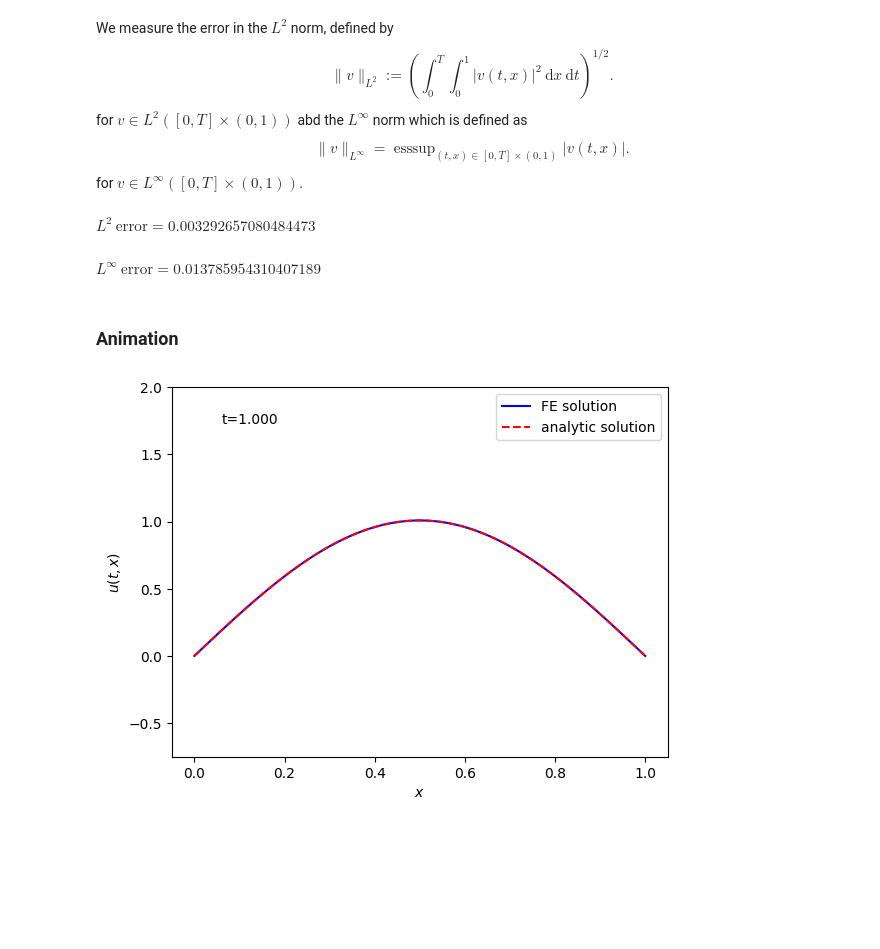
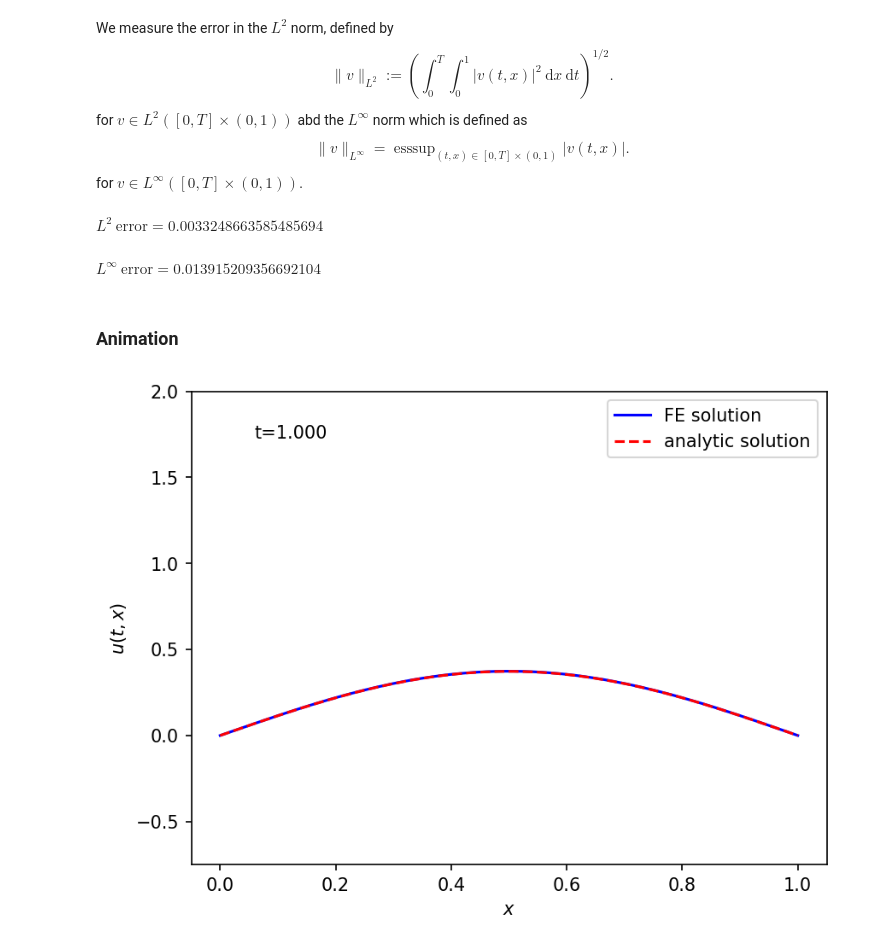
Before and after one commit to thomas-engl/Project-3-Applied-ML, a Jupyter notebook: Code/1d_fem_heat_equation.ipynb, the cells around one changed output. Cells and saved outputs as stored; diff of their text form; code cells hidden in the pictures; blank space fills up the shorter version.

```diff
--- a/Code/1d_fem_heat_equation.ipynb
+++ b/Code/1d_fem_heat_equation.ipynb
@@ -50,7 +50,7 @@ $$
 # %%
 # set example to either 0 or 1
 # initial conditions and analytic solutions are defined later
-example = 1
+example = 0
 # %%
 ### copied this block from the dolfinx tutorial
 
@@ -153,4 +153,6 @@ This block computes the FEM solution.
 # %%
+start = time.perf_counter()
+
 for i in range(num_steps):
 
     ### =================================================================
@@ -199,3 +201,7 @@ for i in range(num_steps):
     # add solution at current time step to solutions
 
     lst_solutions.append(u_n.copy())
+
+end = time.perf_counter()
+# run time
+display(Math(r'\text{Runtime }= ' + str(np.max(end - start))))
@@ -294,8 +302,8 @@ display(Math(r'L^2\ \text{error} = ' + str(L_2_time_space)))
 # time steps
 display(Math(r'L^\infty\ \text{error} = ' + str(np.max(L_infty_errs))))
 # %% [output]
-$\displaystyle L^2\ \text{error} = 0.003292657080484473$
+$\displaystyle L^2\ \text{error} = 0.0033248663585485694$
-$\displaystyle L^\infty\ \text{error} = 0.013785954310407189$
+$\displaystyle L^\infty\ \text{error} = 0.013915209356692104$
 # %% [markdown]
 ### Animation
 # %%
@@ -304,36 +312,36 @@ $\displaystyle L^\infty\ \text{error} = 0.013785954310407189$
 ### also plot the analytic solution for comparison
 
 x = np.linspace(0, 1, 129)
-fig, ax = plt.subplots()
+fig, ax = plt.subplots(dpi=150)
 
 # plot FEM and analytic solution together
 line_1, = ax.plot(x, lst_solutions[0].x.array, color='blue', label='FE solution')
 line_2, = ax.plot(x, u_vec(0, x), '--', color='red', label='analytic solution')
 ax.set_ylim(-0.75, 2.0)
 ax.set_xlabel(r'$x$')
 ax.set_ylabel(r'$u(t, x)$')
 ax.legend(loc='upper right')
 # add text which shows the current time step in each frame
 time_count = ax.text(0.1, 0.9, 't=0.000', transform=ax.transAxes)
 
 def update(frame):
     if frame <= 10:
         ### keep initial solution for first 10 frames
         y = lst_solutions[0].x.array
         z = u_vec(0, x)
         line_1.set_ydata(y)
         line_2.set_ydata(z)
         time_count.set_text('t=0.000')
     else:
         y = lst_solutions[frame - 10].x.array
         z = u_vec((frame - 10) * h, x)
         line_1.set_ydata(y)
         line_2.set_ydata(z)
         time_count.set_text('t={:.3f}'.format((frame - 10) * h))
     return line_1, line_2, time_count
 
 ani = animation.FuncAnimation(fig, update, frames=len(lst_solutions) + 10, interval=100)
 ani.save('1d_heat_equation.gif', writer='pillow')
 plt.show()
 # %% [output]
-[figure, old version]
+[figure, new version]
```
Also changed, not shown: parts of 2 cells of this notebook.
